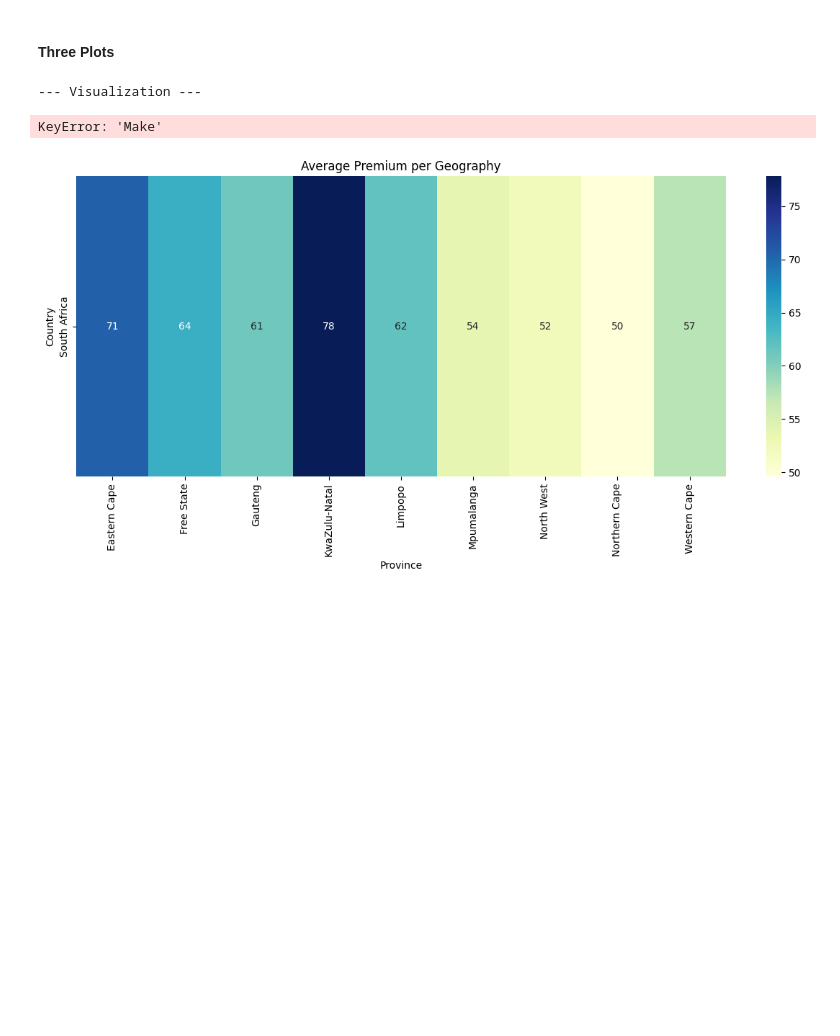
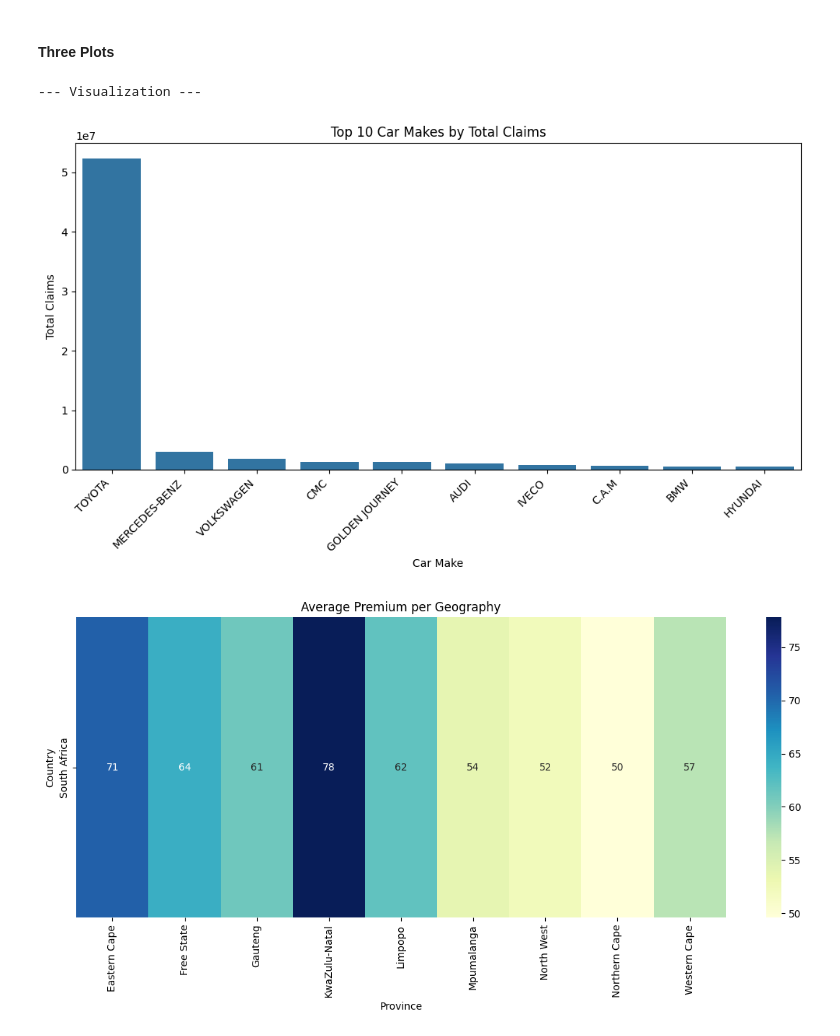
Before and after one commit to abrehamashebir/modelling-insurance-data, a Jupyter notebook: notebook/insurance_EDA.ipynb, the cells around one changed output. Cells and saved outputs as stored; diff of their text form; code cells hidden in the pictures; blank space fills up the shorter version.

```diff
--- a/notebook/insurance_EDA.ipynb
+++ b/notebook/insurance_EDA.ipynb
@@ -319,19 +377,19 @@ for col in numerical_outlier_cols:
 # %%
 # --- Visualization (3 Creative Plots) ---
 print("\n--- Visualization ---")
 # 1. Top Car Makes by Total Claims
-top_makes = df.groupby('Make')['TotalClaims'].sum().nlargest(10).reset_index()
+top_makes = df.groupby('make')['TotalClaims'].sum().nlargest(10).reset_index()
 plt.figure(figsize=(10, 6))
-sns.barplot(x='Make', y='TotalClaims', data=top_makes)
+sns.barplot(x='make', y='TotalClaims', data=top_makes)
 plt.title('Top 10 Car Makes by Total Claims')
 plt.xlabel('Car Make')
 plt.ylabel('Total Claims')
 plt.xticks(rotation=45, ha='right')
 plt.tight_layout()
 plt.show()
 # %% [output]
 --- Visualization ---
-KeyError: 'Make'
+[figure, added]
 # %%
 # 2. Geographical Premium Distribution
 geo_premium = df.groupby(['Country', 'Province'])['TotalPremium'].mean().unstack(fill_value=0)
```
Also changed, not shown: parts of 4 cells of this notebook, 1 other file.
